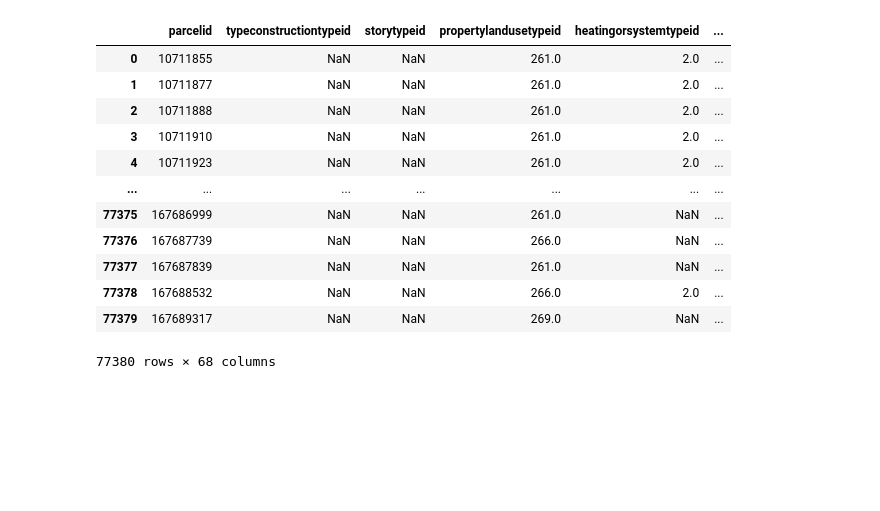
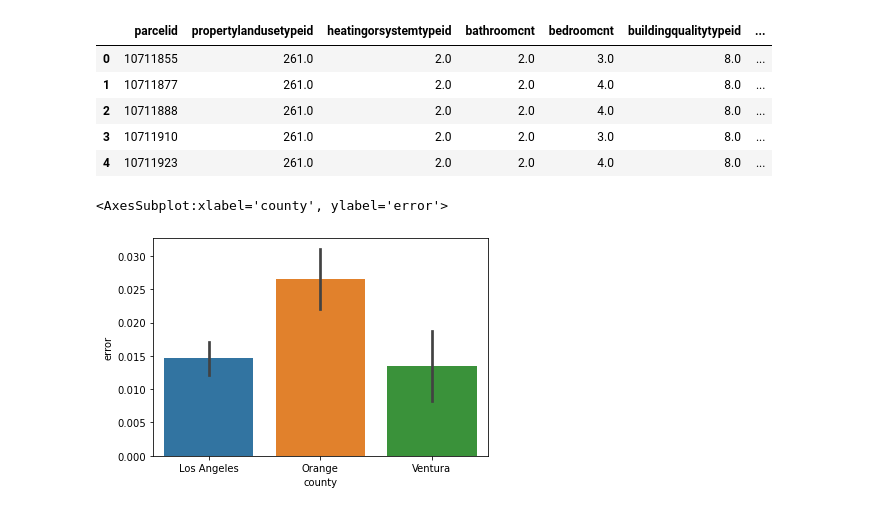
Before and after one commit to Sam-keeler/clustering-exercises, a Jupyter notebook: explore_zillow.ipynb, the cells around one changed output. Cells and saved outputs as stored; diff of their text form; code cells hidden in the pictures; blank space fills up the shorter version.

```diff
--- a/explore_zillow.ipynb
+++ b/explore_zillow.ipynb
@@ -11,0 +16,5 @@ from acquire import acquire_zillow
+# %%
+db = acquire_zillow()
+db = db.rename(columns = {'max(logerror)' : 'error'})
+db = handle_missing_values(db)
+db = prep_zillow(db)
@@ -12,2 +31,11 @@ from acquire import acquire_zillow
+# %%
+db = db[(db['regionidzip'] < 100000)]
 # %%
-db = acquire_zillow()
+db.head()
+# %% [output]
+|  | parcelid | propertylandusetypeid | heatingorsystemtypeid | bathroomcnt | bedroomcnt | buildingqualitytypeid | ... |
+| 0 | 10711855 | 261.0 | 2.0 | 2.0 | 3.0 | 8.0 | ... |
+| 1 | 10711877 | 261.0 | 2.0 | 2.0 | 4.0 | 8.0 | ... |
+| 2 | 10711888 | 261.0 | 2.0 | 2.0 | 4.0 | 8.0 | ... |
+| 3 | 10711910 | 261.0 | 2.0 | 2.0 | 3.0 | 8.0 | ... |
+| 4 | 10711923 | 261.0 | 2.0 | 2.0 | 4.0 | 8.0 | ... |
@@ -16,16 +42,3 @@ db = db.rename(columns = {'max(logerror)' : 'error'})
-# %%
-db
-# %% [output]
-|  | parcelid | typeconstructiontypeid | storytypeid | propertylandusetypeid | heatingorsystemtypeid | ... |
-| 0 | 10711855 | NaN | NaN | 261.0 | 2.0 | ... |
-| 1 | 10711877 | NaN | NaN | 261.0 | 2.0 | ... |
-| 2 | 10711888 | NaN | NaN | 261.0 | 2.0 | ... |
-| 3 | 10711910 | NaN | NaN | 261.0 | 2.0 | ... |
-| 4 | 10711923 | NaN | NaN | 261.0 | 2.0 | ... |
-| ... | ... | ... | ... | ... | ... | ... |
-| 77375 | 167686999 | NaN | NaN | 261.0 | NaN | ... |
-| 77376 | 167687739 | NaN | NaN | 266.0 | NaN | ... |
-| 77377 | 167687839 | NaN | NaN | 261.0 | NaN | ... |
-| 77378 | 167688532 | NaN | NaN | 266.0 | 2.0 | ... |
-| 77379 | 167689317 | NaN | NaN | 269.0 | NaN | ... |
-77380 rows × 68 columns
+# %%
+train, test = train_test_split(db, test_size=.2, random_state=123)
+train, validate = train_test_split(train, test_size=.3, random_state=123)
@@ -31,0 +51,5 @@ db
+# %%
+sns.barplot(x = train['county'], y = train['error'])
+# %% [output]
+<AxesSubplot:xlabel='county', ylabel='error'>
+[figure, added]
```
Also changed, not shown: parts of 36 cells of this notebook, 6 other files.
